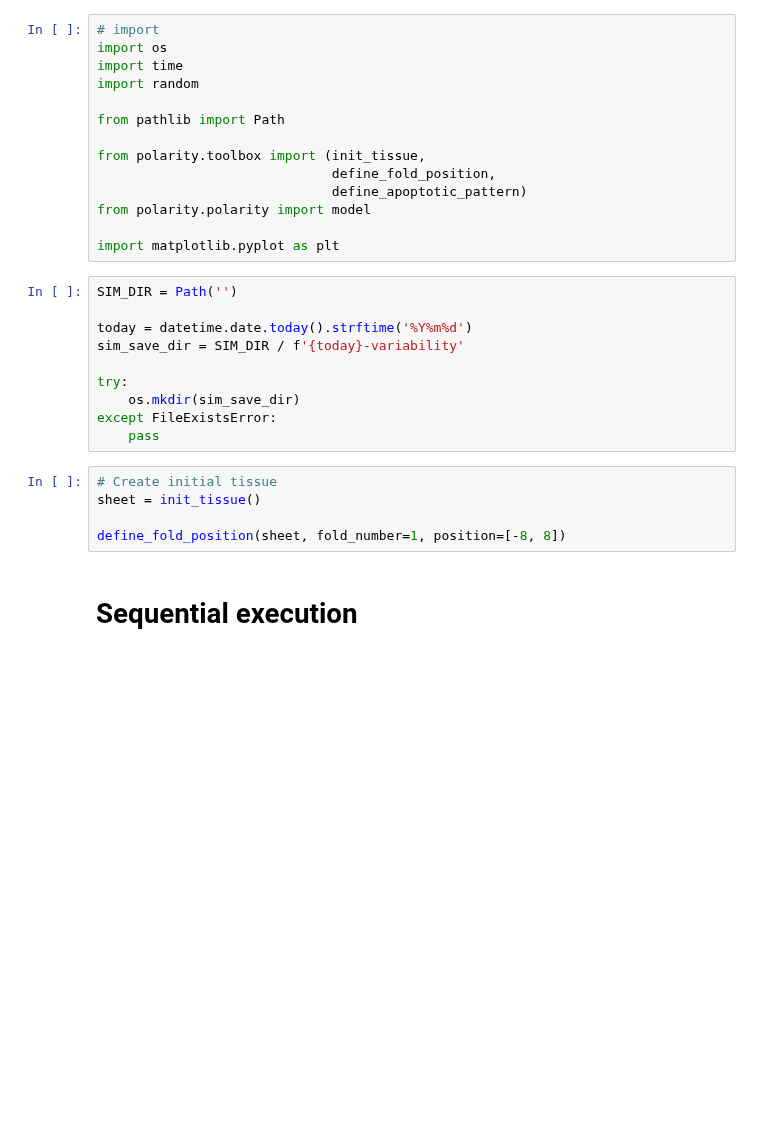
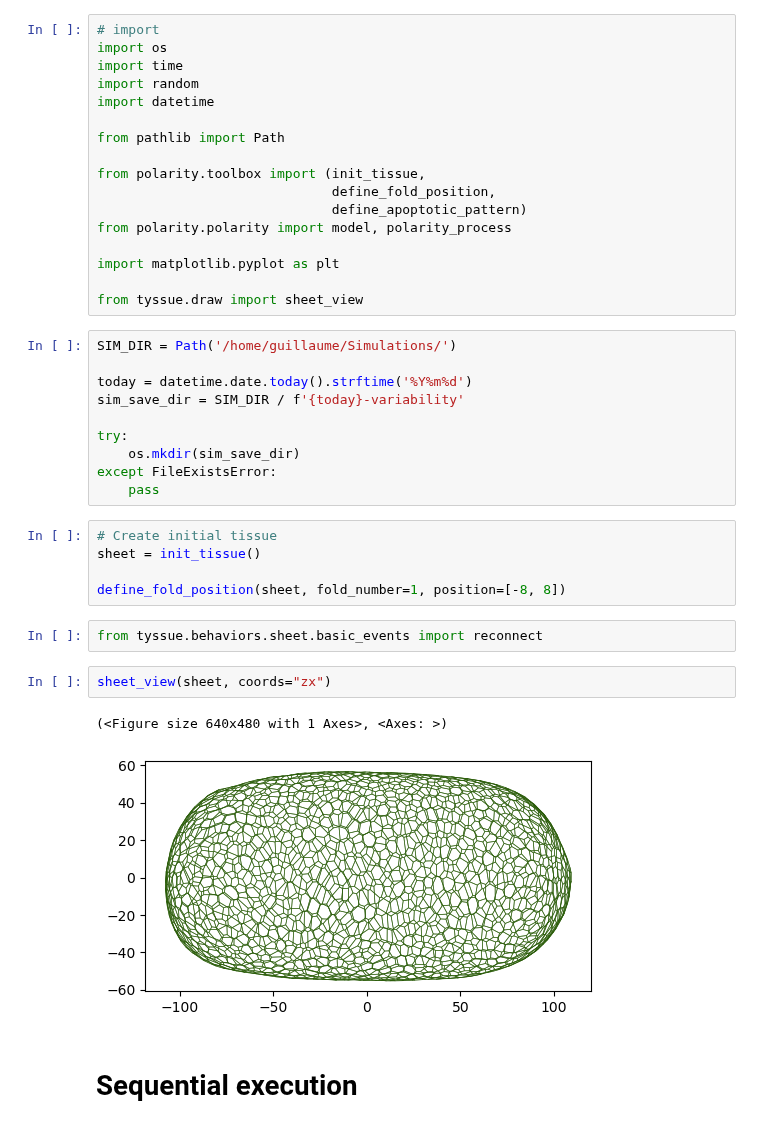
Before and after one commit to suzannelab/polarity, a Jupyter notebook: notebooks/3-Simulations_FiguresPrincipal.ipynb, the cells around one changed output. Saved outputs shown, nothing was run; the diff lists cells and outputs as text; blank space fills up the shorter version.

Commit message:
run with latest tyssue

```diff
--- a/notebooks/3-Simulations_FiguresPrincipal.ipynb
+++ b/notebooks/3-Simulations_FiguresPrincipal.ipynb
@@ -3,17 +3,20 @@
 import os
 import time
 import random
+import datetime
 
 from pathlib import Path
 
 from polarity.toolbox import (init_tissue,
                               define_fold_position,
                               define_apoptotic_pattern)
-from polarity.polarity import model
+from polarity.polarity import model, polarity_process
 
 import matplotlib.pyplot as plt
+
+from tyssue.draw import sheet_view
 # %%
-SIM_DIR = Path('')
+SIM_DIR = Path('/home/guillaume/Simulations/')
 
 today = datetime.date.today().strftime('%Y%m%d')
 sim_save_dir = SIM_DIR / f'{today}-variability'
@@ -27,6 +30,13 @@ except FileExistsError:
 sheet = init_tissue()
 
 define_fold_position(sheet, fold_number=1, position=[-8, 8])
+# %%
+from tyssue.behaviors.sheet.basic_events import reconnect
+# %%
+sheet_view(sheet, coords="zx")
+# %% [output]
+(<Figure size 640x480 with 1 Axes>, <Axes: >)
+[figure, added]
 # %% [markdown]
 # Sequential execution
 # %%
```
Also changed, not shown: parts of 3 cells of this notebook, 3 other files.
